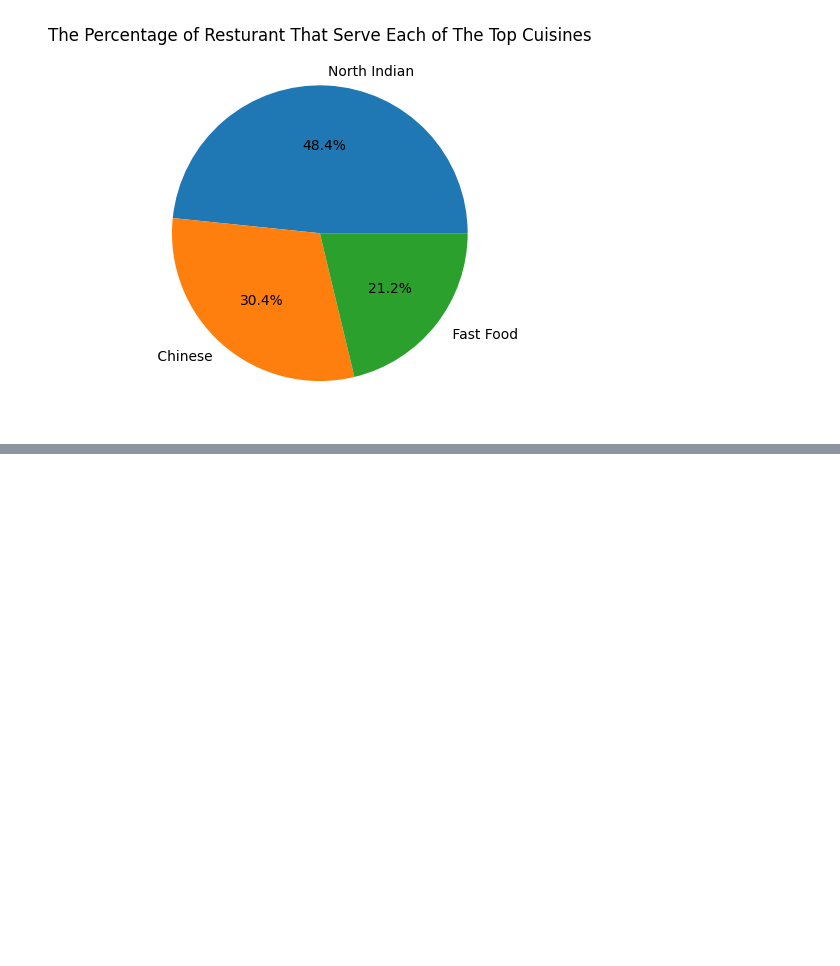
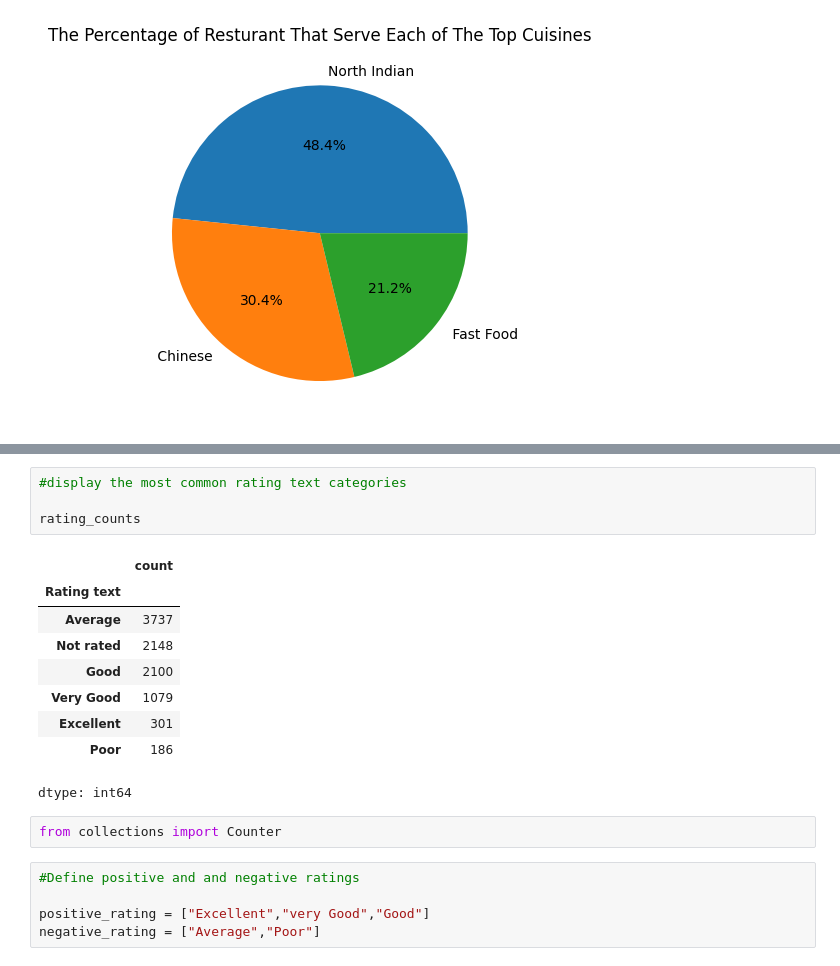
Before and after one commit to Vinitkumar-1234/Cognifyz_tasks, a Jupyter notebook: vinitkumar_Cognifyz_task1.ipynb, the cells around one changed output, grey strips where cells are left out. Saved outputs shown, nothing was run; the diff lists cells and outputs as text; blank space fills up the shorter version.

```diff
--- a/vinitkumar_Cognifyz_task1.ipynb
+++ b/vinitkumar_Cognifyz_task1.ipynb
@@ -95,0 +225,21 @@ plt.show()
+# %%
+#display the most common rating text categories
+
+rating_counts
+# %% [output]
+|  | count |
+| Rating text |  |
+| Average | 3737 |
+| Not rated | 2148 |
+| Good | 2100 |
+| Very Good | 1079 |
+| Excellent | 301 |
+| Poor | 186 |
+dtype: int64
+# %%
+from collections import Counter
+# %%
+#Define positive and and negative ratings
+
+positive_rating = ["Excellent","very Good","Good"]
+negative_rating = ["Average","Poor"]
```
Also changed, not shown: parts of 31 cells of this notebook.
